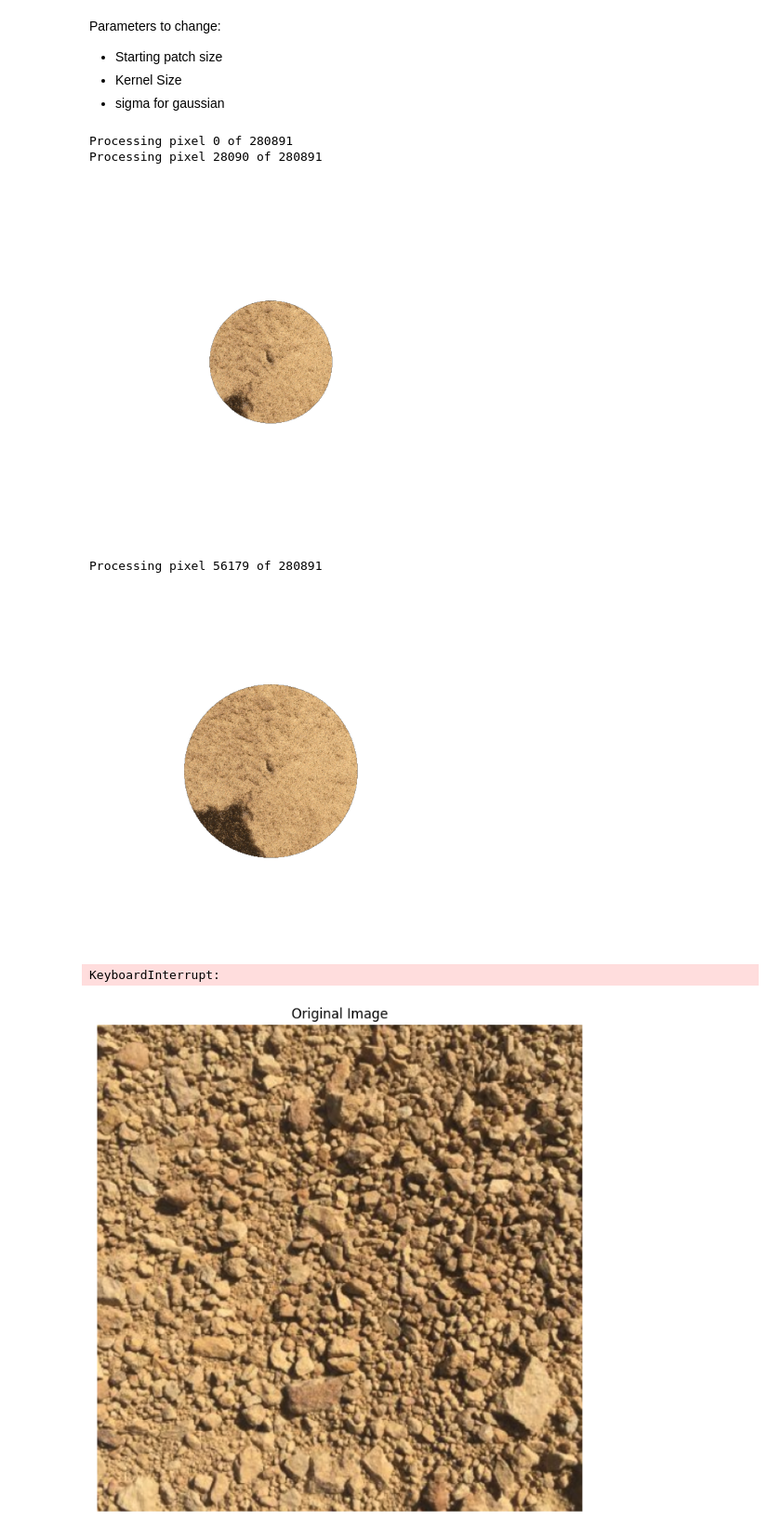
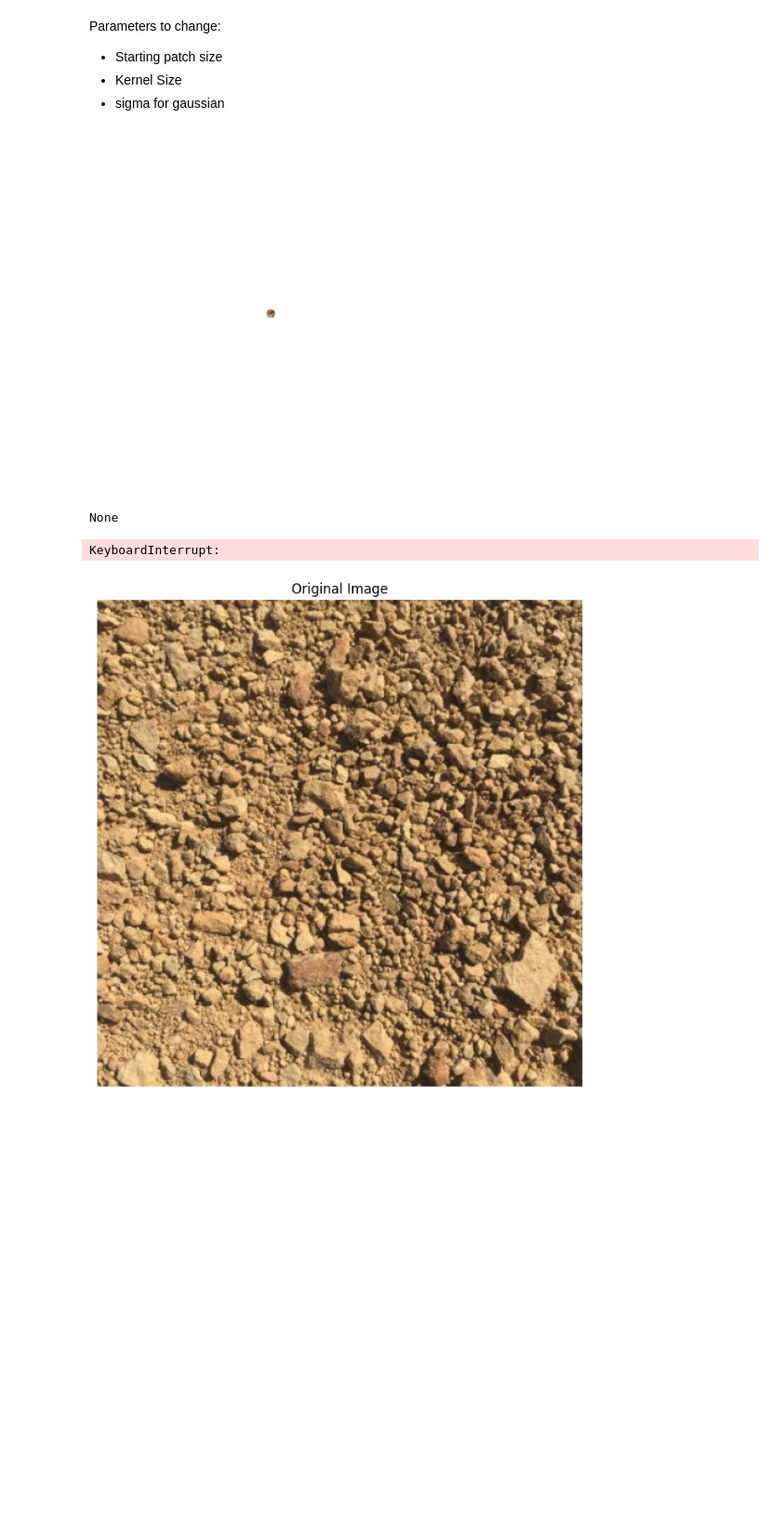
Before and after one commit to Th3RandyMan/Non-Parametric-Data-Synthesis, a Jupyter notebook: EEC289A_Assignment2.ipynb, the cells around one changed output. Shown at 93% size. Cells and saved outputs as stored; diff of their text form; code cells hidden in the pictures; blank space fills up the shorter version.

```diff
--- a/EEC289A_Assignment2.ipynb
+++ b/EEC289A_Assignment2.ipynb
@@ -61,8 +61,8 @@ print(image_array[0,0,:])
 # Get patches for the image
 def get_patches(image_array, kernel_size, stride:int=1):
     patches = []
-    for i in range(0, image_array.shape[0]-kernel_size, kernel_size):
-        for j in range(0, image_array.shape[1]-kernel_size, kernel_size):
+    for i in range(0, image_array.shape[0]-kernel_size, stride):
+        for j in range(0, image_array.shape[1]-kernel_size, stride):
             patch = image_array[i:i+kernel_size, j:j+kernel_size, :] / 255.0
             patches.append(patch)
     return np.array(patches)
@@ -125,8 +125,9 @@ def create_gaussian_kernel(kernel_size, sigma=None):
 
 gaussian_kernel = create_gaussian_kernel(KERNEL_SIZE, 3)
 # %%
-def initialize_synthesized_image(example_img, synth_size, patch_size=3):
-    diff = patch_size // 2
+def initialize_synthesized_image(example_img, synth_size):
+    PATCH_SIZE = 3
+    diff = PATCH_SIZE // 2
 
     # Create a blank image to store the synthesized image
     synthesized_img = np.zeros(synth_size + (example_img.shape[-1],))
@@ -136,12 +137,12 @@ def initialize_synthesized_image(example_img, synth_size, patch_size=3):
     # Randomly select a 3x3 patch to add to the center of the synthesized image
     center_i = (synthesized_img.shape[0] // 2)
     center_j = (synthesized_img.shape[1] // 2)
-    row = random.randint(0, example_img.shape[0] - patch_size)
-    col = random.randint(0, example_img.shape[1] - patch_size)
-    synthesized_img[center_i-diff:center_i+diff+1, center_j-diff:center_j+diff+1] = example_img[row:row+patch_size, col:col+patch_size,:]/255.0
+    row = random.randint(0, example_img.shape[0] - PATCH_SIZE)
+    col = random.randint(0, example_img.shape[1] - PATCH_SIZE)
+    synthesized_img[center_i-diff:center_i+diff+1, center_j-diff:center_j+diff+1] = example_img[row:row+PATCH_SIZE, col:col+PATCH_SIZE,:]/255.0
     #visited_map[center_i-diff:center_i+diff+1, center_j-diff:center_j+diff+1] = True
 
-    # Update the potential map as distance from the center patch    # CHANGE THIS TO BE LIST OF PIXELS IN ORDER OF PROCESSING
+    # Update the potential map as distance from the center patch
     for i in range(synthesized_img.shape[0]):
         for j in range(synthesized_img.shape[1]):
             c_i, c_j = center_i, center_j
@@ -240,6 +213,8 @@ Parameters to change:
 * Kernel Size
 * sigma for gaussian
 # %%
+from IPython.display import clear_output
+
 def get_target_patch(synthesized_img, potential_map, i, j, kernel_size, diff):
     # Create a zero matrix to store the target patch
     target_patch = np.zeros((kernel_size, kernel_size, synthesized_img.shape[-1]))
@@ -275,7 +250,7 @@ def find_best_matching_patch(example_patches, target_patch, patch_mask, gaussian
 
 def synthesize_texture(example_img, synth_size, kernel_size, sigma=3):
     # Initialize the synthesized image and potential map
-    synthesized_img, potential_map = initialize_synthesized_image(example_img, synth_size, kernel_size)  # get started with a random patch and potential map
+    synthesized_img, potential_map = initialize_synthesized_image(example_img, synth_size)  # get started with a random patch and potential map
 
     # Get patches for the example image
     example_patches = get_patches(example_img, kernel_size) # get all the patches from the example image
@@ -286,44 +261,42 @@ def synthesize_texture(example_img, synth_size, kernel_size, sigma=3):
 
     # Get the number of non-zero pixels in the potential map
     n_no_pixels = np.where(potential_map != 0)[0].shape[0]
 
     # Iterate over the pixels in the synthesized image
-    perc = 0.1
+    perc = 0 #0.1
     print(f"Processing pixel 0 of {n_no_pixels}")
     for n_pixel in range(n_no_pixels):
         if n_pixel / n_no_pixels > perc:
-            print(f"Processing pixel {n_pixel} of {n_no_pixels}")
+            # print(f"Processing pixel {n_pixel} of {n_no_pixels}")
             plt.imshow(synthesized_img)
             plt.axis('off')
-            plt.show()
-            perc += 0.1
+            clear_output(wait=True)
+            display(plt.show())
+            # perc += 0.1
 
         # Find the pixel coordinates with the highest potential
         i, j = np.unravel_index(np.argmax(potential_map), potential_map.shape)  # get the pixel with the highest potential
 
         # Get the target patch from the synthesized image
         target_patch, patch_mask = get_target_patch(synthesized_img, potential_map, i, j, kernel_size, diff)  # get the target patch
         # target_patch = synthesized_img[i-diff:i+diff+1, j-diff:j+diff+1, :]
 
         # Find the best matching patch from the example image
         best_matching_patch = find_best_matching_patch(example_patches, target_patch, patch_mask, gaussian_kernel)    # BROKEN, NEEDS TO BE FIXED
 
         # Replace the pixel with the center pixel of the best matching patch
-        synthesized_img[i, j] = best_matching_patch[diff, diff]
+        synthesized_img[i, j] = np.copy(best_matching_patch[diff, diff])
 
         # Update the potential map
         potential_map[i, j] = 0
 
     return synthesized_img
 
 synthesized_texture_img = synthesize_texture(image_array, SYNTH_SIZE, KERNEL_SIZE)
 # %% [output]
+[figure, new version]
-Processing pixel 0 of 280891
-Processing pixel 28090 of 280891
+None
-[figure, old version]
-Processing pixel 56179 of 280891
+KeyboardInterrupt:
-[figure, removed]
-KeyboardInterrupt:
 # %%
 import matplotlib.pyplot as plt
 
```
Also changed, not shown: parts of 3 cells of this notebook.
